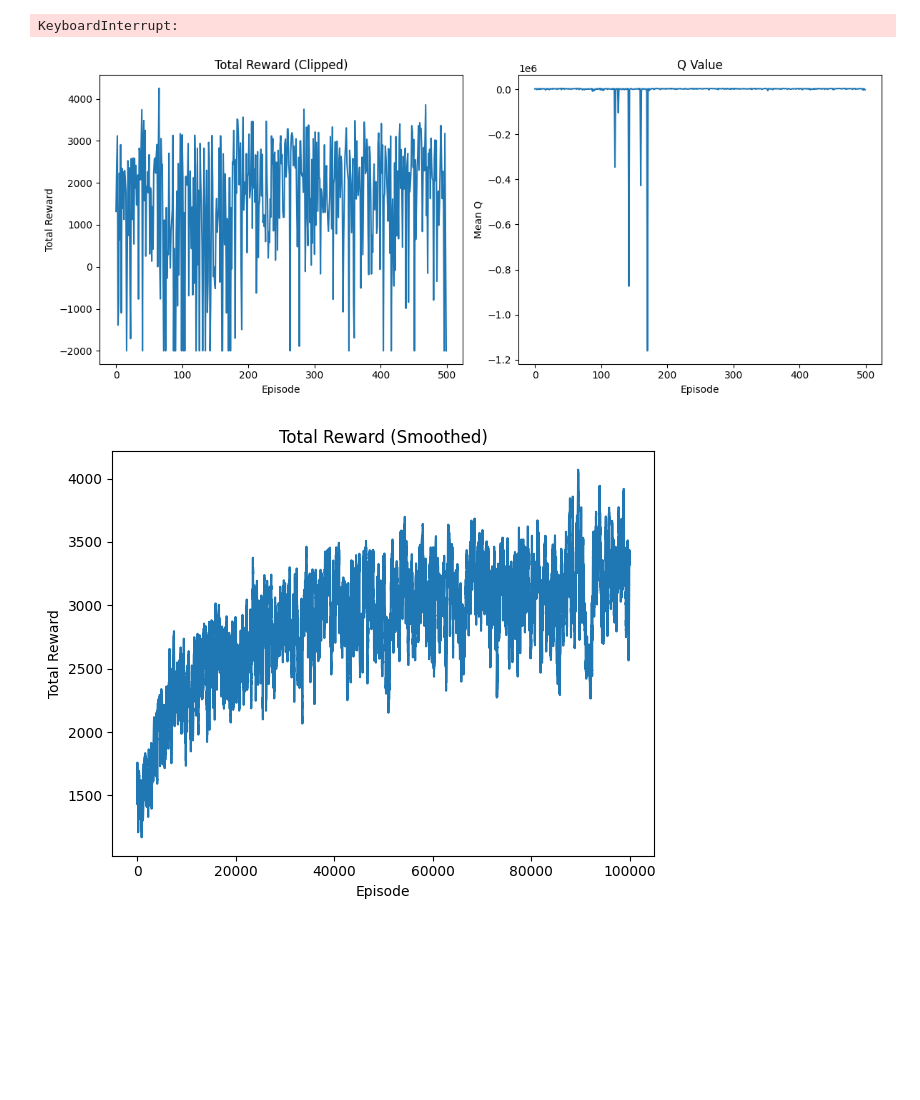
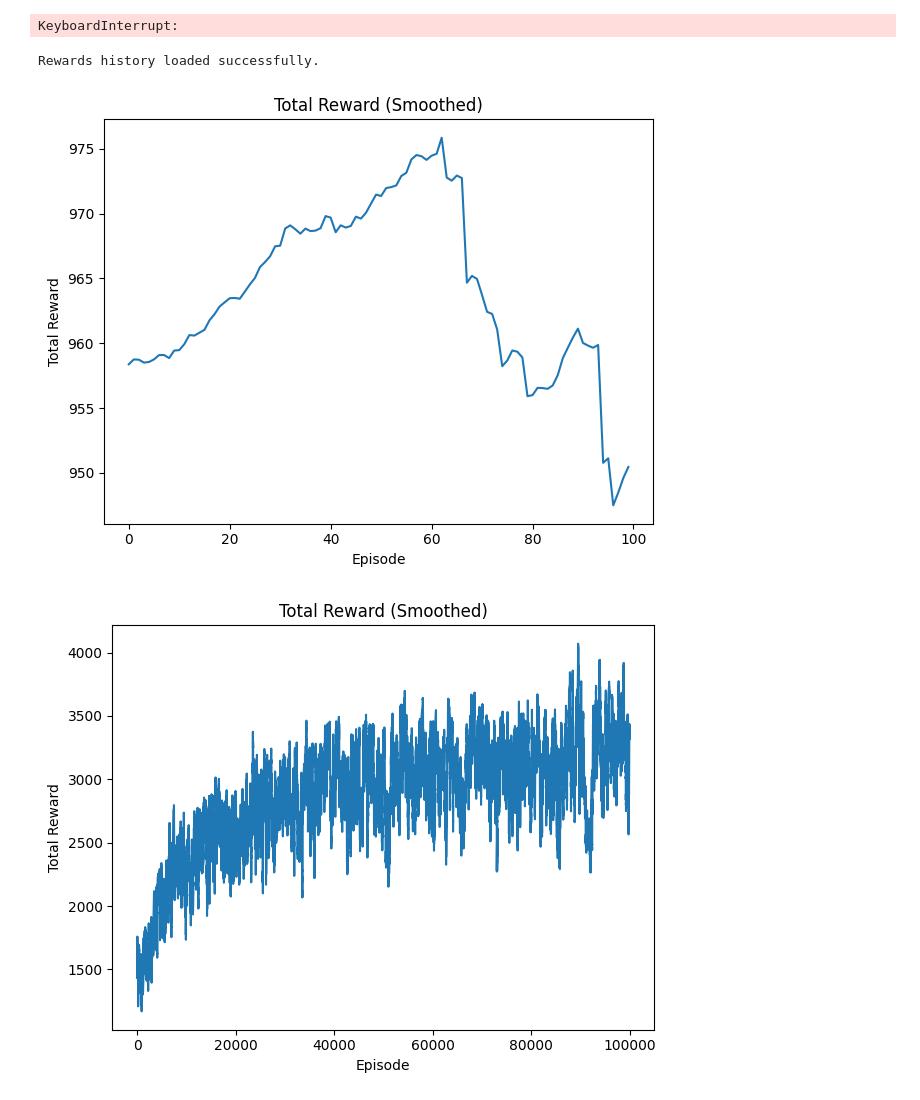
Before and after one commit to yjchenCN/Multi-agent-consensus-algorithm, a Jupyter notebook: MARL/MA_new/demo.ipynb, the cells around one changed output. Saved outputs shown, nothing was run; the diff lists cells and outputs as text; code cells hidden in the pictures; blank space fills up the shorter version.

```diff
--- a/MARL/MA_new/demo.ipynb
+++ b/MARL/MA_new/demo.ipynb
@@ -132,28 +135,43 @@ Agent agent_3: Observation space shape = (3,)
 Agent agent_4: Observation space shape = (2,)
 ['agent_0', 'agent_1', 'agent_2', 'agent_3', 'agent_4']
 KeyboardInterrupt:
-# %%
-# 对 reward_history 中小于 -1000 的值进行修改，将其设置为 -1000
-reward_history_fix = [max(r, -2000) for r in rewards_history]
-
-# 重新绘制曲线，观察修改后的效果
-plt.figure(figsize=(12, 5))
-plt.subplot(1, 2, 1)
-plt.title("Total Reward (Clipped)")
-plt.plot(reward_history_fix)
-plt.xlabel("Episode")
-plt.ylabel("Total Reward")
-
-plt.subplot(1, 2, 2)
-plt.title("Q Value")
-plt.plot(rewards_history)
-plt.xlabel("Episode")
-plt.ylabel("Mean Q")
-
-plt.tight_layout()
-plt.show()
-# %% [output]
-[figure, removed]
+# %%
+
+import numpy as np
+
+# 加载 total_rewards_history 文件
+loaded_rewards_history = np.load("rewards_history.npy")
+print("Rewards history loaded successfully.")
+# 使用平滑函数对数据进行平滑处理
+
+def smooth(data, weight=0.999):
+    smoothed = []
+    last = data[0]
+    for point in data:
+        smoothed_value = last * weight + (1 - weight) * point
+        smoothed.append(smoothed_value)
+        last = smoothed_value
+    return smoothed
+
+# 对奖励历史和Q值历史进行平滑
+smoothed_reward_history = smooth(loaded_rewards_history)
+#smoothed_q_value_history = smooth(q_value_history)
+
+# 绘制平滑后的曲线
+plt.figure(figsize=(12, 5))
+
+plt.subplot(1, 2, 1)
+plt.title("Total Reward (Smoothed)")
+plt.plot(smoothed_reward_history)
+plt.xlabel("Episode")
+plt.ylabel("Total Reward")
+
+
+plt.tight_layout()
+plt.show()
+# %% [output]
+Rewards history loaded successfully.
+[figure, added]
 # %%
 # 使用平滑函数对数据进行平滑处理
 def smooth(data, weight=0.999):
```
Also changed, not shown: parts of 1 cell of this notebook, 12 other files.
